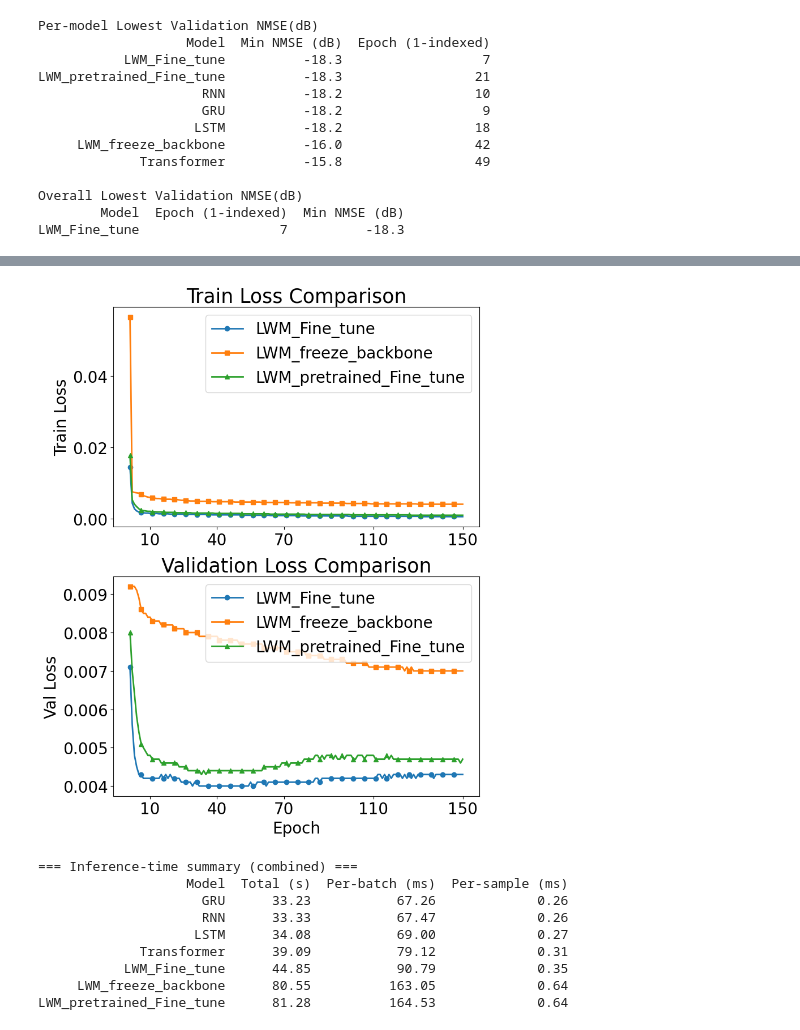
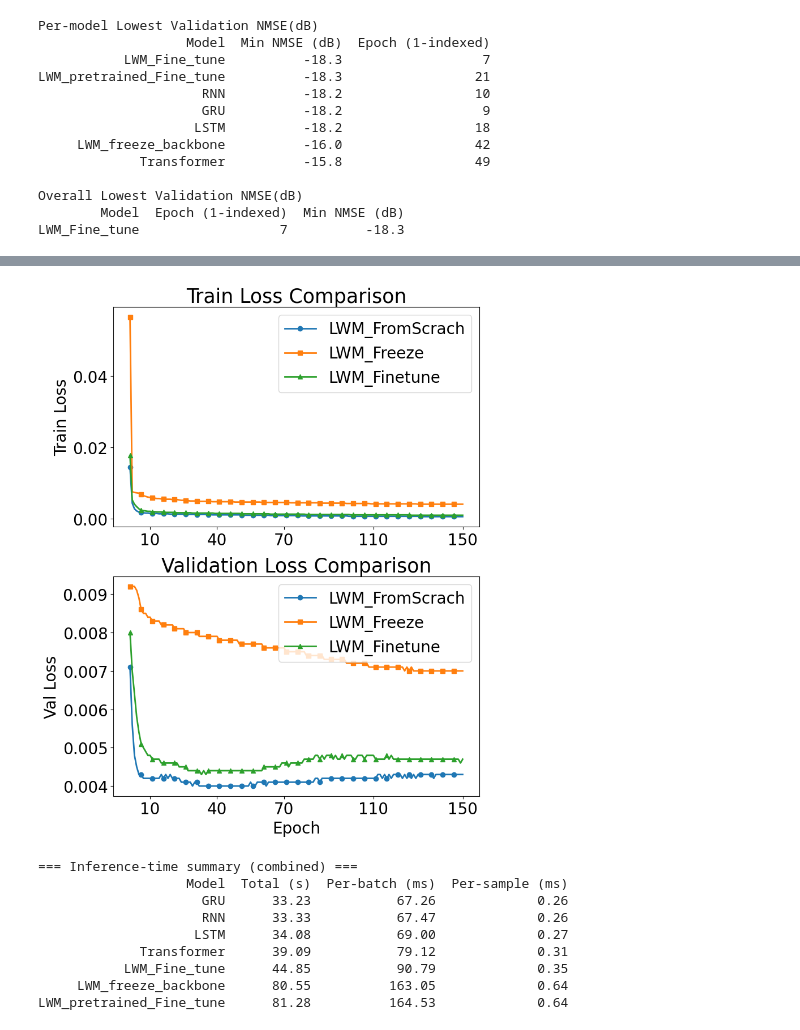
Before and after one commit to yuknow01/LWM, a Jupyter notebook: visualization6_final.ipynb, the cells around one changed output, grey strips where cells are left out. Drawn from its saved outputs; the diff is of its cells as text; code cells hidden in the pictures.

```diff
--- a/visualization6_final.ipynb
+++ b/visualization6_final.ipynb
@@ -240,7 +240,7 @@ epochs = list(range(1, 51))
 
 # Combined metrics for each model including train_loss
 metrics = {
-    'LWM_Fine_tune': {
+    'LWM_FromScratch': {
         'train_loss': [
             0.0103, 0.0032, 0.0023, 0.0019, 0.0017, 0.0016, 0.0015, 0.0015, 0.0014, 0.0014,
             0.0014, 0.0014, 0.0013, 0.0013, 0.0013, 0.0013, 0.0013, 0.0013, 0.0013, 0.0012,
@@ -270,7 +270,7 @@ metrics = {
             -18.3, -18.2, -18.2, -18.2, -18.2, -18.2, -18.2, -18.2, -18.2, -18.2
         ]
     },
-    'LWM_freeze_backbone': {
+    'LWM_Freeze': {
         'train_loss': [
             0.0584, 0.0076, 0.0074, 0.0072, 0.0069, 0.0065, 0.0062, 0.0059, 0.0057, 0.0056,
             0.0055, 0.0054, 0.0054, 0.0054, 0.0053, 0.0053, 0.0052, 0.0052, 0.0052, 0.0052,
@@ -300,7 +300,7 @@ metrics = {
             -15.9, -16.0, -16.0, -16.0, -16.0, -16.0, -16.0, -16.0, -16.0, -16.0
         ]
     },
-    'LWM_pretrained_Fine_tune': {
+    'LWM_Finetune': {
         'train_loss': [
             0.0149, 0.0052, 0.0036, 0.0031, 0.0027, 0.0023, 0.0021, 0.0020, 0.0020, 0.0019,
             0.0019, 0.0018, 0.0018, 0.0018, 0.0017, 0.0017, 0.0017, 0.0017, 0.0016, 0.0016,
@@ -380,7 +380,7 @@ epochs = list(range(1, 151))
 
 # Combined metrics for each model including train_loss
 metrics = {
-    'LWM_Fine_tune': {
+    'LWM_FromScrach': {
         'train_loss': [
             0.0144, 0.0043, 0.0027, 0.0021, 0.0018, 0.0017, 0.0016, 0.0015, 0.0015, 0.0014,
             0.0014, 0.0014, 0.0014, 0.0013, 0.0013, 0.0013, 0.0013, 0.0013, 0.0012, 0.0012,
@@ -417,7 +417,7 @@ metrics = {
          ],
 
     },
-    'LWM_freeze_backbone': {
+    'LWM_Freeze': {
         'train_loss': [
             0.0566, 0.0075, 0.0073, 0.0072, 0.0071, 0.0068, 0.0064, 0.0062, 0.0060, 0.0059,
             0.0058, 0.0057, 0.0056, 0.0056, 0.0055, 0.0055, 0.0054, 0.0054, 0.0054, 0.0053,
@@ -454,7 +454,7 @@ metrics = {
         ],
 
     },
-    'LWM_pretrained_Fine_tune': {
+    'LWM_Finetune': {
         'train_loss': [
             0.0177, 0.0052, 0.0040, 0.0033, 0.0027, 0.0023, 0.0022, 0.0021, 0.0020, 0.0020,
             0.0019, 0.0019, 0.0018, 0.0018, 0.0018, 0.0018, 0.0017, 0.0017, 0.0017, 0.0017,
@@ -505,34 +505,34 @@ legend_fontsize = 20
 fig, axes = plt.subplots(2, 1, figsize=(8, 10), sharex=True)
 
 # Train Loss
 axes[0].set_title('Train Loss Comparison', fontsize=title_fontsize)
 for (name, m), marker in zip(metrics.items(), markers):
     axes[0].plot(epochs, m['train_loss'], label=name, lw=2, marker=marker, markevery=5)
 axes[0].set_ylabel('Train Loss', fontsize=label_fontsize)
 axes[0].legend(fontsize=legend_fontsize)
 axes[0].tick_params(axis='both', labelsize=label_fontsize)
 
 # Validation Loss
 axes[1].set_title('Validation Loss Comparison', fontsize=title_fontsize)
 for (name, m), marker in zip(metrics.items(), markers):
     axes[1].plot(epochs, m['val_loss'], label=name, lw=2, marker=marker, markevery=5)
 axes[1].set_ylabel('Val Loss', fontsize=label_fontsize)
 axes[1].legend(fontsize=legend_fontsize)
 axes[1].tick_params(axis='both', labelsize=label_fontsize)
 
 
 # X-axis settings for all subplots
 for ax in axes:
     ax.set_xticks([10, 40, 70, 110, 150])
     ax.tick_params(axis='x', which='both', labelbottom=True)
 
 # Only bottom subplot has the x-axis label
 axes[-1].set_xlabel('Epoch', fontsize=label_fontsize)
 
 plt.tight_layout()
 plt.show()
 # %% [output]
-[figure, old version]
+[figure, new version]
 # %%
 # Inference-time summary with only total/batch/sample columns (sorted by per-sample)
 
```
Also changed, not shown: parts of 3 cells of this notebook.
